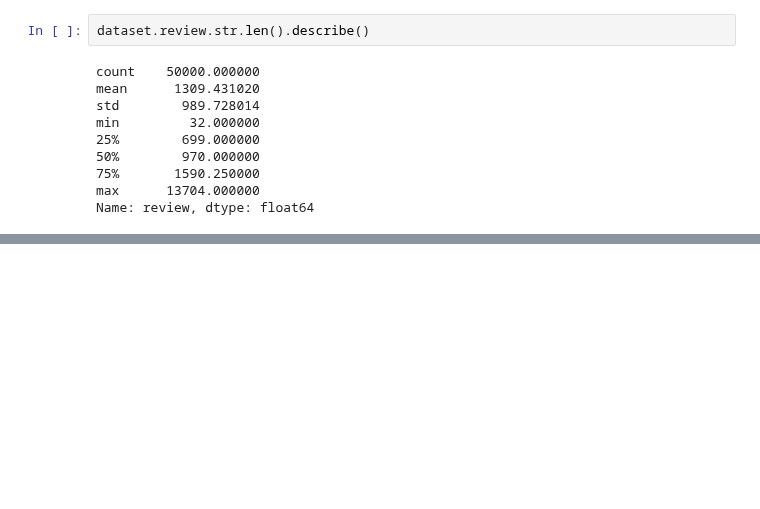
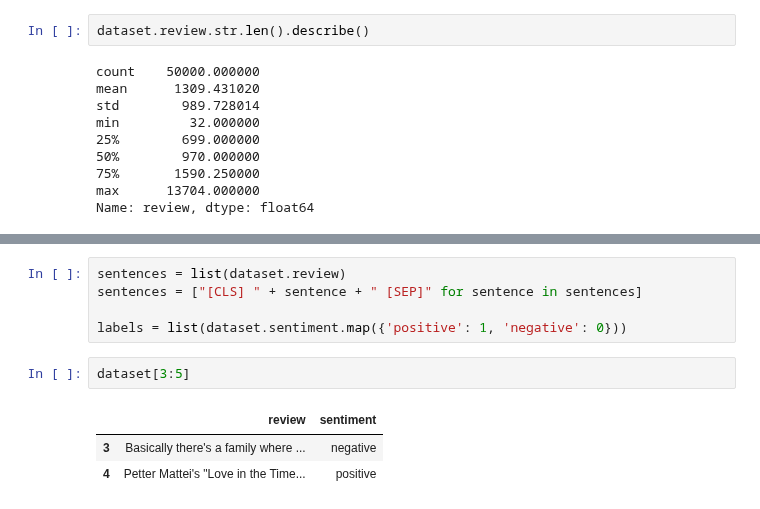
Before and after one commit to wisoffe/Courses, a Jupyter notebook: Stepik. Neural networks and NLP/stepik-nn-and-nlp 6.2.final (bert-sentiment).ipynb, the cells around one changed output, grey strips where cells are left out. Saved outputs shown, nothing was run; the diff lists cells and outputs as text; blank space fills up the shorter version.

```diff
--- a/Stepik. Neural networks and NLP/stepik-nn-and-nlp 6.2.final (bert-sentiment).ipynb
+++ b/Stepik. Neural networks and NLP/stepik-nn-and-nlp 6.2.final (bert-sentiment).ipynb
@@ -540,0 +456,11 @@ Great "documentary" of how scientist's believed dinosaurs behaved, captured with
+# %%
+sentences = list(dataset.review)
+sentences = ["[CLS] " + sentence + " [SEP]" for sentence in sentences]
+
+labels = list(dataset.sentiment.map({'positive': 1, 'negative': 0}))
+# %%
+dataset[3:5]
+# %% [output]
+|  | review | sentiment |
+| 3 | Basically there's a family where ... | negative |
+| 4 | Petter Mattei's "Love in the Time... | positive |
```
Also changed, not shown: parts of 99 cells of this notebook.
